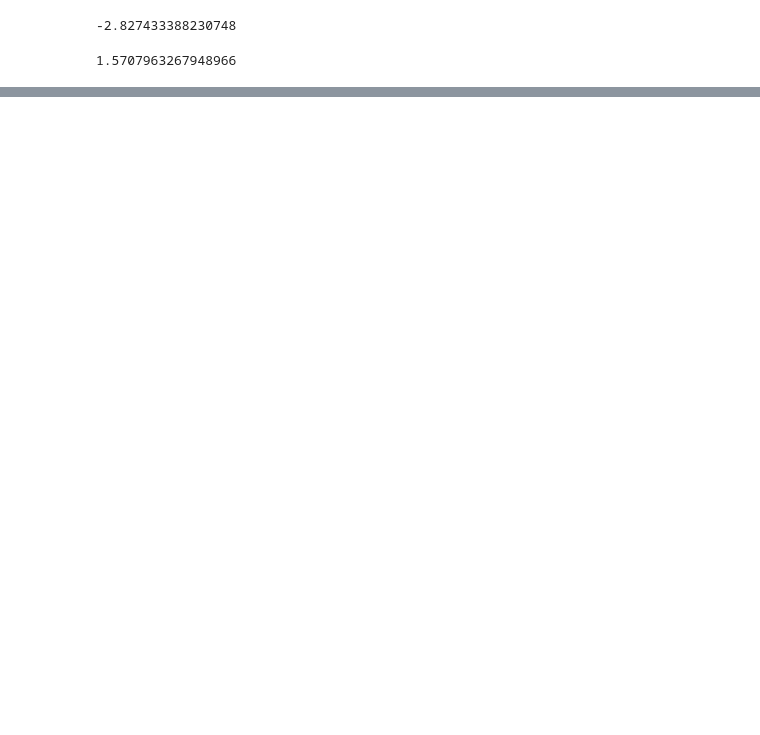
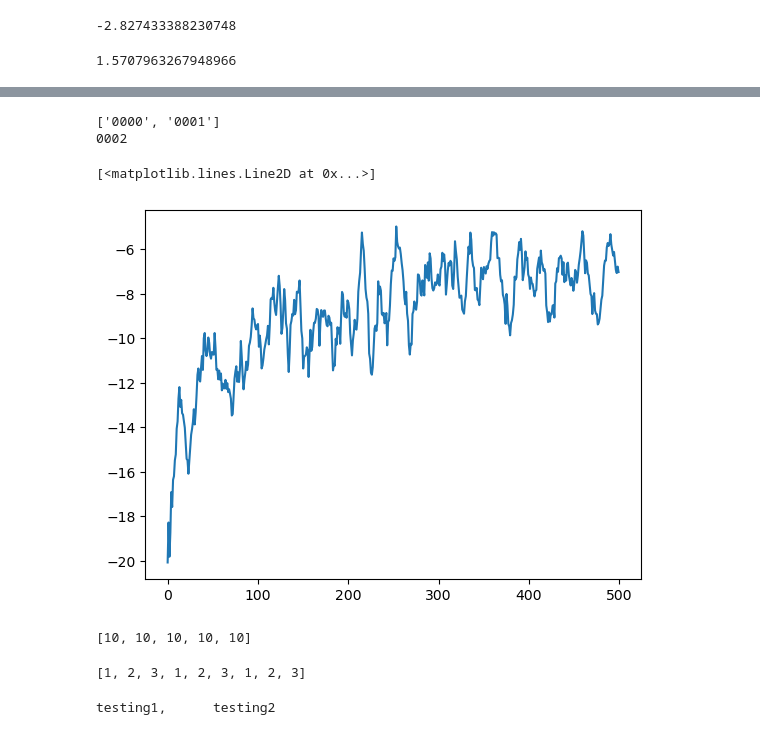
Before and after one commit to ImraanMitha/capstone, a Jupyter notebook: scratch.ipynb, the cells around one changed output, grey strips where cells are left out. Drawn from its saved outputs; the diff is of its cells as text; code cells hidden in the pictures; blank space fills up the shorter version.

```diff
--- a/scratch.ipynb
+++ b/scratch.ipynb
@@ -347,0 +365,14 @@ existing_subdirs = [d for d in os.listdir]
+# %%
+existing_subdirs = [d for d in os.listdir(models_path) if os.path.isdir(os.path.join(models_path, d))]
+print(existing_subdirs)
+
+if existing_subdirs:
+    next_subdir = str(max(int(d) for d in existing_subdirs) + 1).zfill(4)
+else:
+    next_subdir = '0'.zfill(4)
+print(next_subdir)
+next_dir_path = os.path.join(models_path, next_subdir)
+os.mkdir(next_dir_path)
+# %% [output]
+['0000', '0001']
+0002
@@ -347,0 +385,20 @@ existing_subdirs = [d for d in os.listdir]
+# %%
+arr = np.load("models/0004/avg_rewards.npy")
+plt.plot(arr)
+# %% [output]
+[<matplotlib.lines.Line2D at 0x...>]
+[figure, added]
+# %%
+lst  = [10] * 5
+print(lst)
+# %% [output]
+[10, 10, 10, 10, 10]
+# %%
+lst = [1,2,3] * 3
+print(lst)
+# %% [output]
+[1, 2, 3, 1, 2, 3, 1, 2, 3]
+# %%
+print('testing1,testing2')
+# %% [output]
+testing1,      testing2
```
Also changed, not shown: parts of 12 cells of this notebook, 6 other files.
